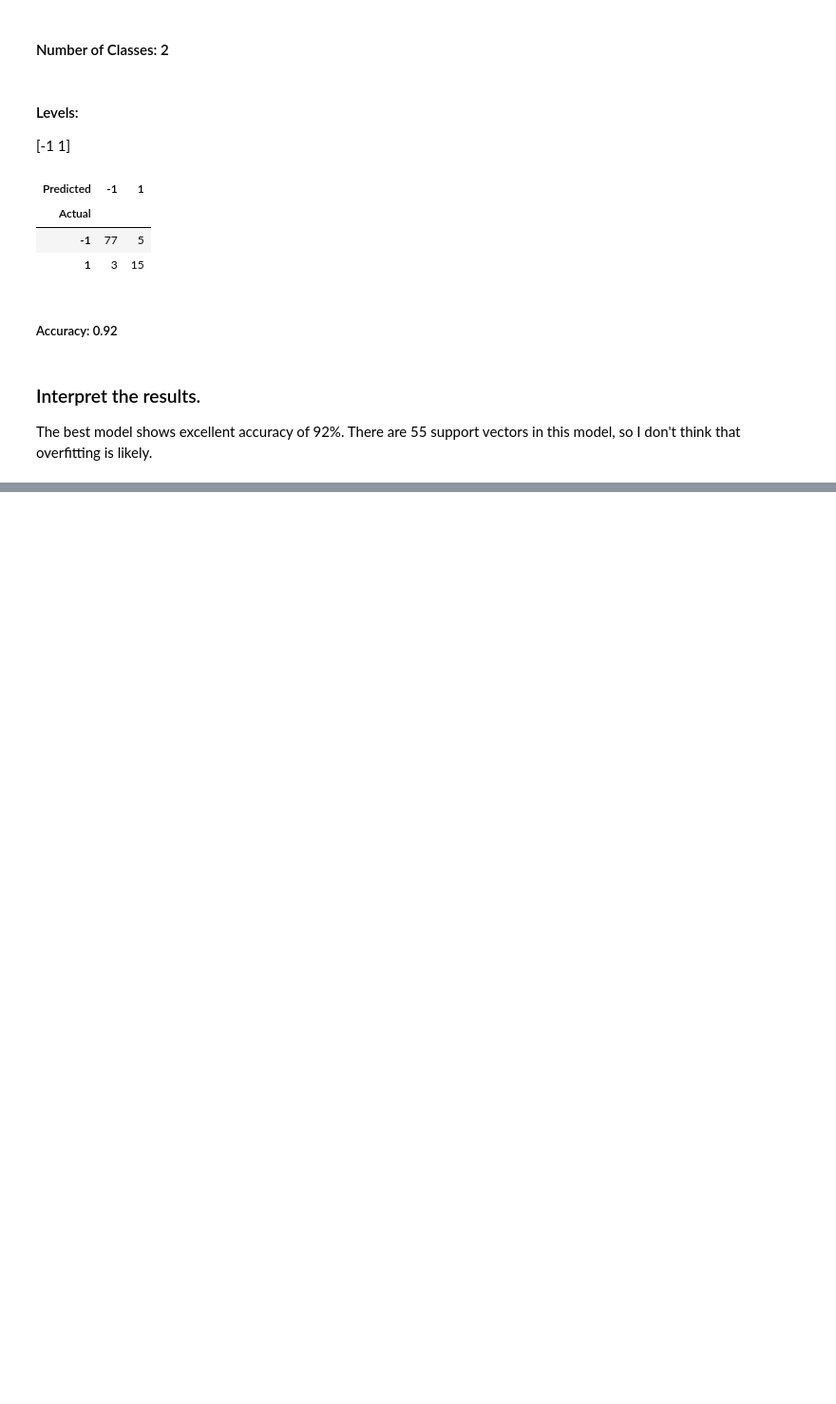
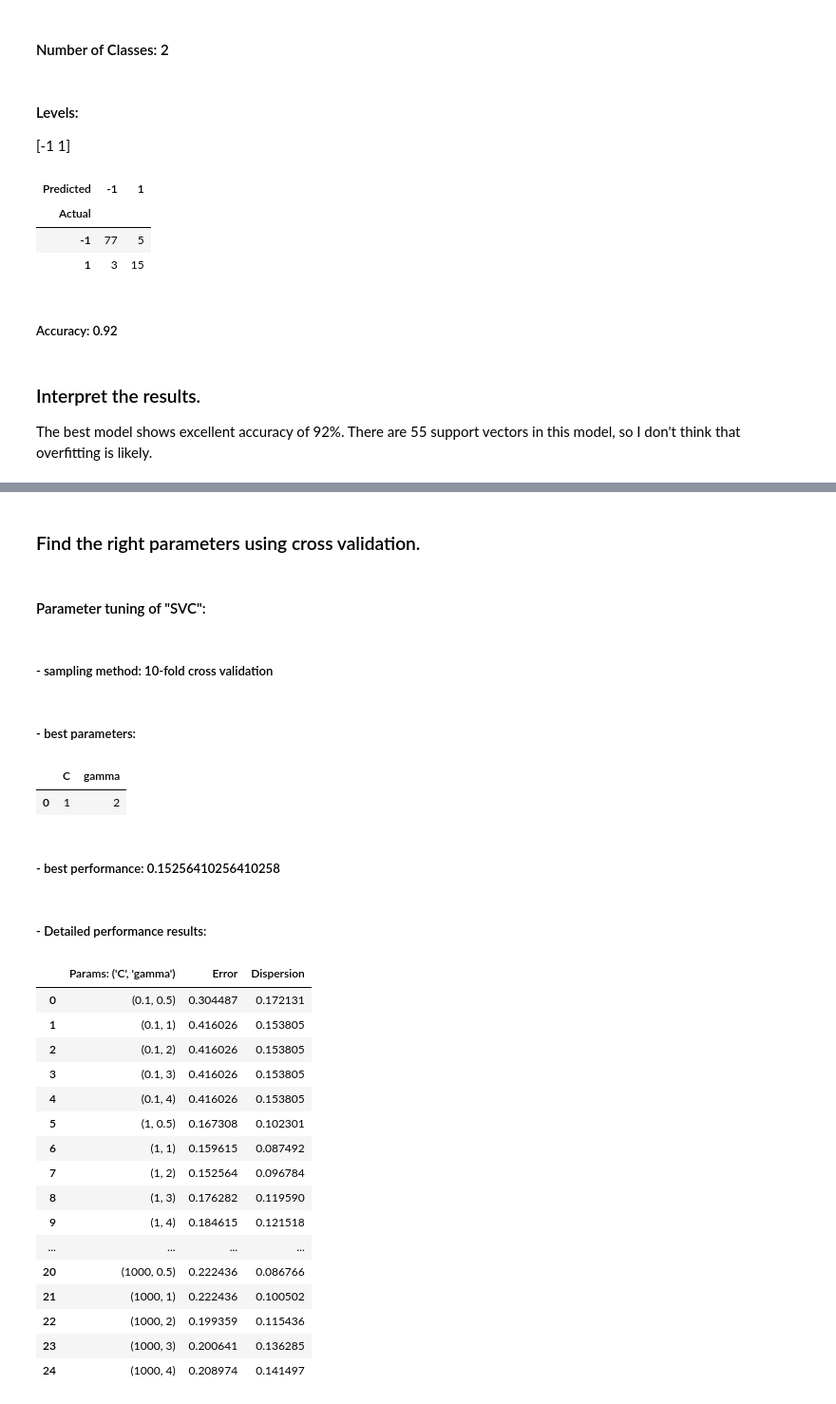
Before and after one commit to shevchenkobn/ml-practice, a Jupyter notebook: a7/a7.ipynb, the cells around one changed output, grey strips where cells are left out. Shown at 95% size. Drawn from its saved outputs; the diff is of its cells as text; code cells hidden in the pictures; blank space fills up the shorter version.

```diff
--- a/a7/a7.ipynb
+++ b/a7/a7.ipynb
@@ -505,0 +513,7 @@ The best model shows excellent accuracy of 92%. There are 55 support vectors in
+# %%
+reset_random()
+x = np.concatenate((x, normal_random((50, 2))))
+y = np.concatenate((y, np.repeat(0, 50)))
+x[y==0, 1]=x[y==0, 1] + 2
+df = make_svm_df(x, y)
+plot_scatter(x, y)
@@ -505,0 +541,6 @@ The best model shows excellent accuracy of 92%. There are 55 support vectors in
+# %%
+reset_random(23)
+train_df = sample(df, 125)
+test_df = sample(df, 125)
+svc_fit = fit_svc(*split_x_y(train_df), kernel='rbf', C=10, gamma=1)
+plot_svm(svc_fit, train_df, x_columns, y_column)
@@ -505,0 +550,37 @@ The best model shows excellent accuracy of 92%. There are 55 support vectors in
+# %% [markdown]
+### Find the right parameters using cross validation.
+# %%
+param_dict = {'C': (0.1, 1, 10, 100, 1000), 'gamma': (0.5, 1, 2, 3, 4)}
+param_names = tuple(param_dict.keys())
+
+reset_random(22)
+cv_results = cv_svm(lambda **kwargs: fit_svc(kernel='rbf', **kwargs),
+                    param_dict, 10, train_df, split_x_y, 'Accuracy',
+                    accuracy_score)
+# %%
+cv_summary(cv_results, param_names, 'Accuracy')
+# %% [output]
+#### Parameter tuning of "SVC":
+##### - sampling method: 10-fold cross validation
+##### - best parameters:
+|  | C | gamma |
+| 0 | 1 | 2 |
+##### - best performance: 0.15256410256410258
+##### - Detailed performance results:
+|  | Params: ('C', 'gamma') | Error | Dispersion |
+| 0 | (0.1, 0.5) | 0.304487 | 0.172131 |
+| 1 | (0.1, 1) | 0.416026 | 0.153805 |
+| 2 | (0.1, 2) | 0.416026 | 0.153805 |
+| 3 | (0.1, 3) | 0.416026 | 0.153805 |
+| 4 | (0.1, 4) | 0.416026 | 0.153805 |
+| 5 | (1, 0.5) | 0.167308 | 0.102301 |
+| 6 | (1, 1) | 0.159615 | 0.087492 |
+| 7 | (1, 2) | 0.152564 | 0.096784 |
+| 8 | (1, 3) | 0.176282 | 0.119590 |
+| 9 | (1, 4) | 0.184615 | 0.121518 |
+| ... | ... | ... | ... |
+| 20 | (1000, 0.5) | 0.222436 | 0.086766 |
+| 21 | (1000, 1) | 0.222436 | 0.100502 |
+| 22 | (1000, 2) | 0.199359 | 0.115436 |
+| 23 | (1000, 3) | 0.200641 | 0.136285 |
+| 24 | (1000, 4) | 0.208974 | 0.141497 |
```
Also changed, not shown: parts of 16 cells of this notebook, 4 other files.
